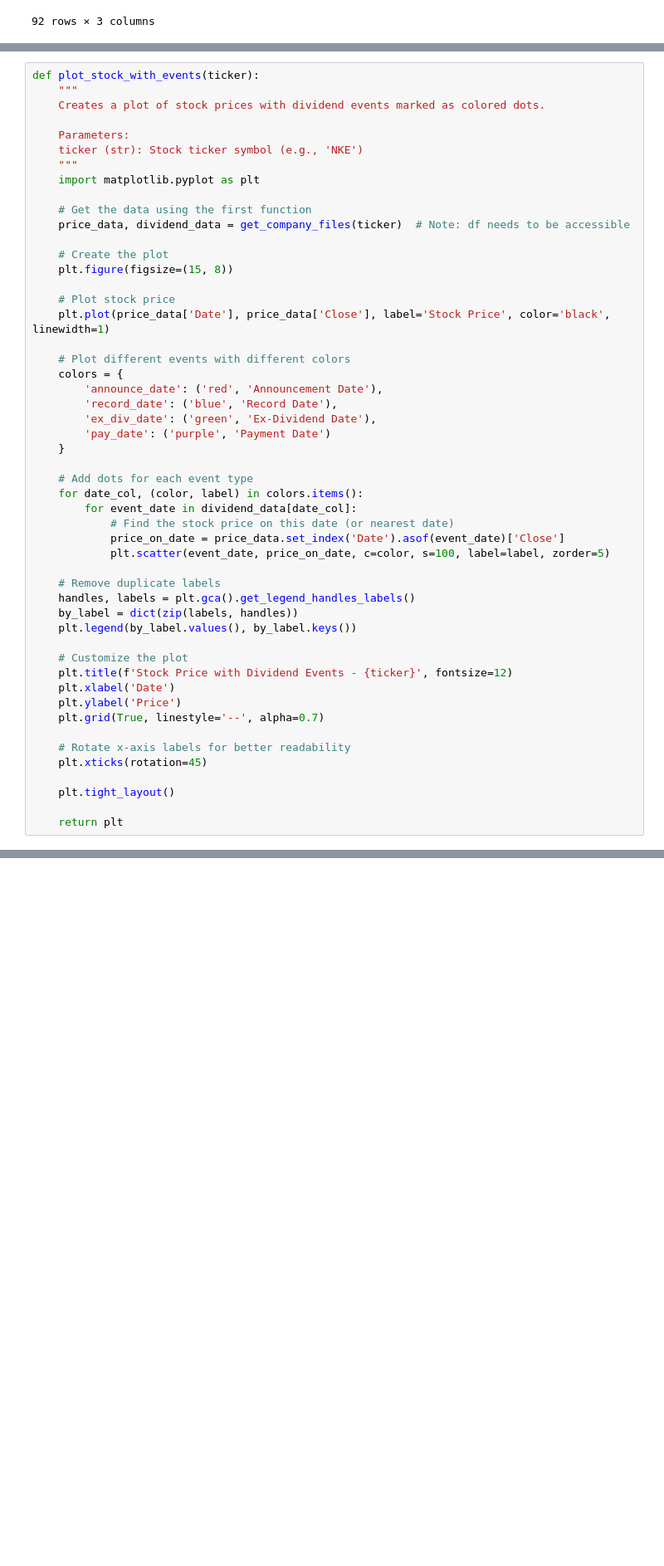
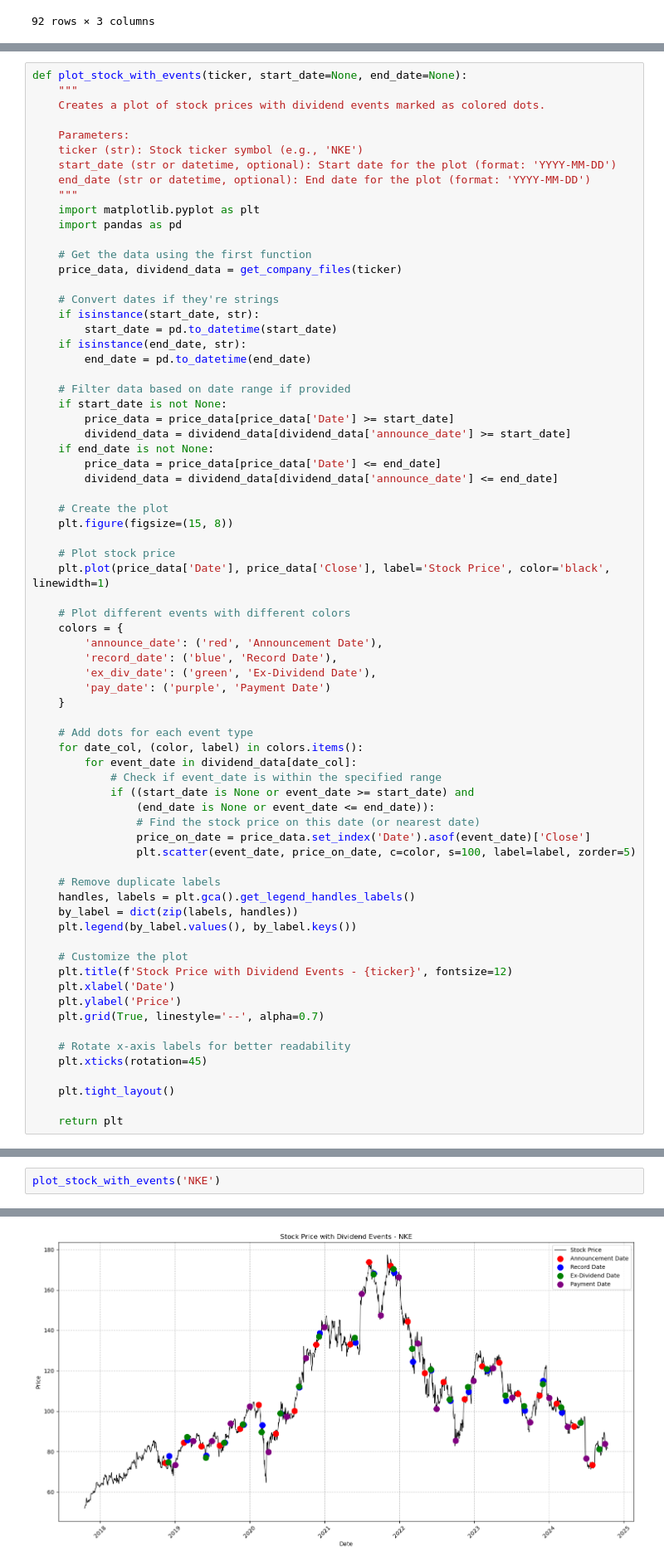
Before and after one commit to BrinkBoef/Dividend_Events, a Jupyter notebook: Data_Explorer.ipynb, the cells around one changed output, grey strips where cells are left out. Shown at 83% size. Cells and saved outputs as stored; diff of their text form; blank space fills up the shorter version.

```diff
--- a/Data_Explorer.ipynb
+++ b/Data_Explorer.ipynb
@@ -130,17 +130,34 @@ dividend_data.head()
 | 3 | wshe_div | 2019-08-08 | 2019-09-03 | 2019-08-30 | 2019-09-30 | 0.220 | NaN | 0.0% | ... |
 | 4 | wshe_div | 2019-11-14 | 2019-12-02 | 2019-11-29 | 2020-01-02 | 0.245 | NaN | 11.4% | ... |
 # %%
-def plot_stock_with_events(ticker):
+def plot_stock_with_events(ticker, start_date=None, end_date=None):
     """
     Creates a plot of stock prices with dividend events marked as colored dots.
 
     Parameters:
     ticker (str): Stock ticker symbol (e.g., 'NKE')
+    start_date (str or datetime, optional): Start date for the plot (format: 'YYYY-MM-DD')
+    end_date (str or datetime, optional): End date for the plot (format: 'YYYY-MM-DD')
     """
     import matplotlib.pyplot as plt
+    import pandas as pd
 
     # Get the data using the first function
-    price_data, dividend_data = get_company_files(ticker)  # Note: df needs to be accessible
+    price_data, dividend_data = get_company_files(ticker)
+
+    # Convert dates if they're strings
+    if isinstance(start_date, str):
+        start_date = pd.to_datetime(start_date)
+    if isinstance(end_date, str):
+        end_date = pd.to_datetime(end_date)
+
+    # Filter data based on date range if provided
+    if start_date is not None:
+        price_data = price_data[price_data['Date'] >= start_date]
+        dividend_data = dividend_data[dividend_data['announce_date'] >= start_date]
+    if end_date is not None:
+        price_data = price_data[price_data['Date'] <= end_date]
+        dividend_data = dividend_data[dividend_data['announce_date'] <= end_date]
 
     # Create the plot
     plt.figure(figsize=(15, 8))
@@ -159,9 +176,12 @@ def plot_stock_with_events(ticker):
     # Add dots for each event type
     for date_col, (color, label) in colors.items():
         for event_date in dividend_data[date_col]:
-            # Find the stock price on this date (or nearest date)
-            price_on_date = price_data.set_index('Date').asof(event_date)['Close']
-            plt.scatter(event_date, price_on_date, c=color, s=100, label=label, zorder=5)
+            # Check if event_date is within the specified range
+            if ((start_date is None or event_date >= start_date) and
+                (end_date is None or event_date <= end_date)):
+                # Find the stock price on this date (or nearest date)
+                price_on_date = price_data.set_index('Date').asof(event_date)['Close']
+                plt.scatter(event_date, price_on_date, c=color, s=100, label=label, zorder=5)
 
     # Remove duplicate labels
     handles, labels = plt.gca().get_legend_handles_labels()
@@ -192,0 +207,3 @@ plot.show()
+# %%
+plot_stock_with_events('NKE')
+# %% [output]
@@ -192,0 +212 @@ plot.show()
+[figure, added]
```
Also changed, not shown: parts of 12 cells of this notebook.
